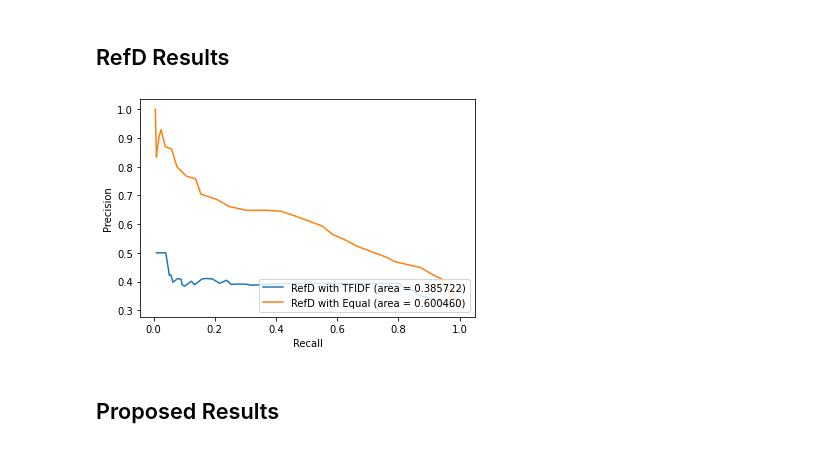
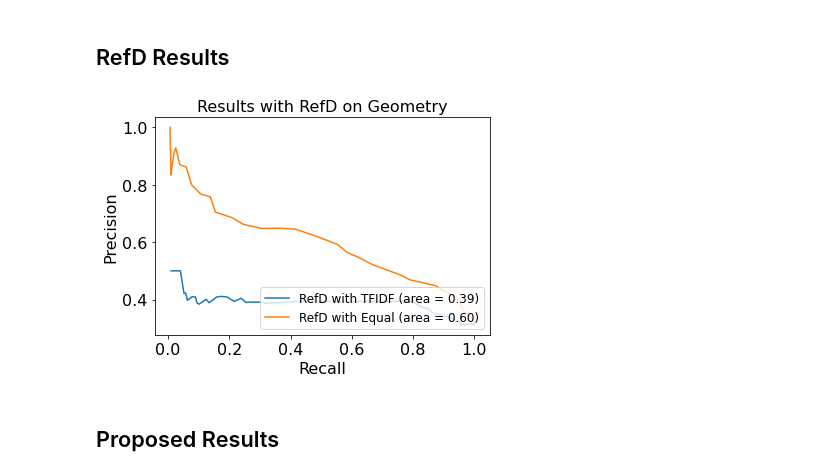
Before and after one commit to itsshivampal/Concept-Prerequiste-Learning, a Jupyter notebook: Geometry Exp Setup/result_analysis/Graph Plotting.ipynb, the cells around one changed output. Cells and saved outputs as stored; diff of their text form; code cells hidden in the pictures.

```diff
--- a/Geometry Exp Setup/result_analysis/Graph Plotting.ipynb
+++ b/Geometry Exp Setup/result_analysis/Graph Plotting.ipynb
@@ -97,27 +97,49 @@ df2 = pd.read_csv("refd_estimated_results.csv")
 # %%
 ground_truth = df2["relation"].to_numpy().ravel()
 
 refd_tfidf = df2["refd_tfidf"].to_numpy().ravel()
 refd_tfidf = array_normalization(refd_tfidf)
 
 refd = df2["refd_equal"].to_numpy().ravel()
 refd = array_normalization(refd)
 
 # pr_wiki_tfidf = df["wiki_tfidf_score"].to_numpy().ravel()
 # pr_wiki_tfidf = array_normalization(pr_wiki_tfidf)
 
 precision1, recall1, area1 = get_precision_recall(ground_truth, refd_tfidf)
-label1 = "RefD with TFIDF (area = {0:2f})".format((area1))
+area1 = "{:.2f}".format(area1)
+label1 = "RefD with TFIDF (area = {})".format((area1))
 precision2, recall2, area2 = get_precision_recall(ground_truth, refd)
-label2 = "RefD with Equal (area = {0:2f})".format((area2))
+area2 = "{:.2f}".format(area2)
+label2 = "RefD with Equal (area = {})".format((area2))
+
+
+import matplotlib.pyplot as plt
+
 
 plt.xlabel("Recall")
 plt.ylabel("Precision")
 plt.plot(recall1, precision1, label = label1)
 plt.plot(recall2, precision2, label = label2)
 plt.legend(loc="lower right")
+plt.title("Results with RefD on Geometry")
+
+
+# BIGGER_SIZE = 30
+plt.rc('font', size = 16)          # controls default text sizes
+plt.rc('axes', titlesize = 16)     # fontsize of the axes title
+plt.rc('axes', labelsize = 16)    # fontsize of the x and y labels
+plt.rc('xtick', labelsize = 16)    # fontsize of the tick labels
+plt.rc('ytick', labelsize = 16)    # fontsize of the tick labels
+plt.rc('legend', fontsize = 12)    # legend fontsize
+plt.rc('figure', titlesize=BIGGER_SIZE)  # fontsize of the figure title
+
+
+
+
+
 plt.savefig("geometry_refd_results.png")
 # %% [output]
-[figure, old version]
+[figure, new version]
 # %% [markdown]
 ## Proposed Results
```
Also changed, not shown: parts of 2 cells of this notebook, 11 other files.
